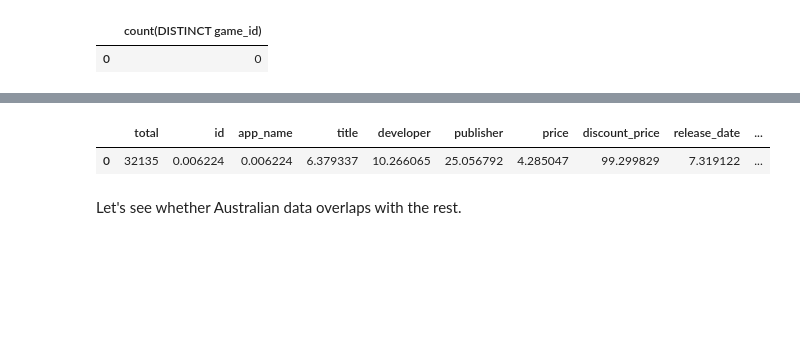
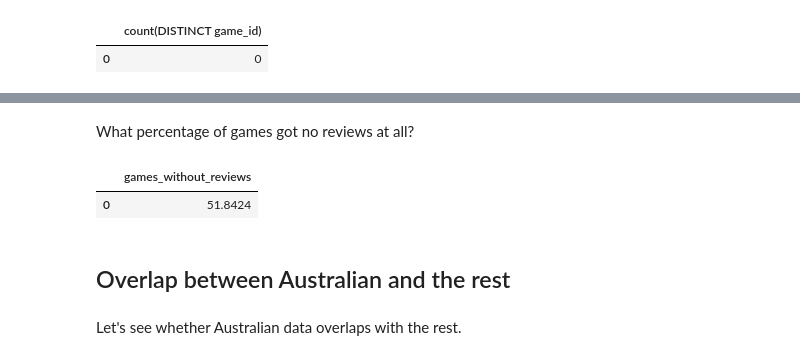
Before and after one commit to ayorgo/steam-recsys, a Jupyter notebook: steam-recsys.ipynb, the cells around one changed output, grey strips where cells are left out. Drawn from its saved outputs; the diff is of its cells as text; code cells hidden in the pictures; blank space fills up the shorter version.

```diff
--- a/steam-recsys.ipynb
+++ b/steam-recsys.ipynb
@@ -991,28 +1042,27 @@ query("""
-# %%
-# TODO: replace CASE WHEN with IFF
-query("""
-    SELECT
-        count(*) as total,
-        sum(CASE WHEN id is NULL THEN 1 ELSE 0 END)*100.0/count(*) as id,
-        sum(CASE WHEN app_name is NULL THEN 1 ELSE 0 END)*100.0/count(*) as app_name,
-        sum(CASE WHEN title is NULL THEN 1 ELSE 0 END)*100.0/count(*) as title,
-        sum(CASE WHEN developer is NULL THEN 1 ELSE 0 END)*100.0/count(*) as developer,
-        sum(CASE WHEN publisher is NULL THEN 1 ELSE 0 END)*100.0/count(*) as publisher,
-        sum(CASE WHEN price is NULL THEN 1 ELSE 0 END)*100.0/count(*) as price,
-        sum(CASE WHEN discount_price is NULL THEN 1 ELSE 0 END)*100.0/count(*) as discount_price,
-        sum(CASE WHEN release_date is NULL THEN 1 ELSE 0 END)*100.0/count(*) as release_date,
-        sum(CASE WHEN early_access is NULL THEN 1 ELSE 0 END)*100.0/count(*) as early_access,
-        sum(CASE WHEN tags is NULL THEN 1 ELSE 0 END)*100.0/count(*) as tags,
-        sum(CASE WHEN specs is NULL THEN 1 ELSE 0 END)*100.0/count(*) as specs,
-        sum(CASE WHEN genres is NULL THEN 1 ELSE 0 END)*100.0/count(*) as genres,
-        sum(CASE WHEN sentiment is NULL THEN 1 ELSE 0 END)*100.0/count(*) as sentiment,
-        sum(CASE WHEN metascore is NULL THEN 1 ELSE 0 END)*100.0/count(*) as metascore
-    FROM games;
-    """
-)
-# %% [output]
-|  | total | id | app_name | title | developer | publisher | price | discount_price | release_date | ... |
-| 0 | 32135 | 0.006224 | 0.006224 | 6.379337 | 10.266065 | 25.056792 | 4.285047 | 99.299829 | 7.319122 | ... |
+# %% [markdown]
+What percentage of games got no reviews at all?
+# %%
+query("""
+      SELECT count(DISTINCT id)*100.0/(SELECT count(DISTINCT id) FROM games) AS games_without_reviews
+      FROM
+      (
+            SELECT
+                  id
+            FROM games
+            WHERE id is not NULL
+            EXCEPT
+            SELECT
+                  game_id
+            FROM reviews
+            WHERE game_id is not NULL
+      ) as t
+      ;"""
+)
+# %% [output]
+|  | games_without_reviews |
+| 0 | 51.8424 |
+# %% [markdown]
+## Overlap between Australian and the rest
 # %% [markdown]
 Let's see whether Australian data overlaps with the rest.
 # %%
```
Also changed, not shown: parts of 19 cells of this notebook.
